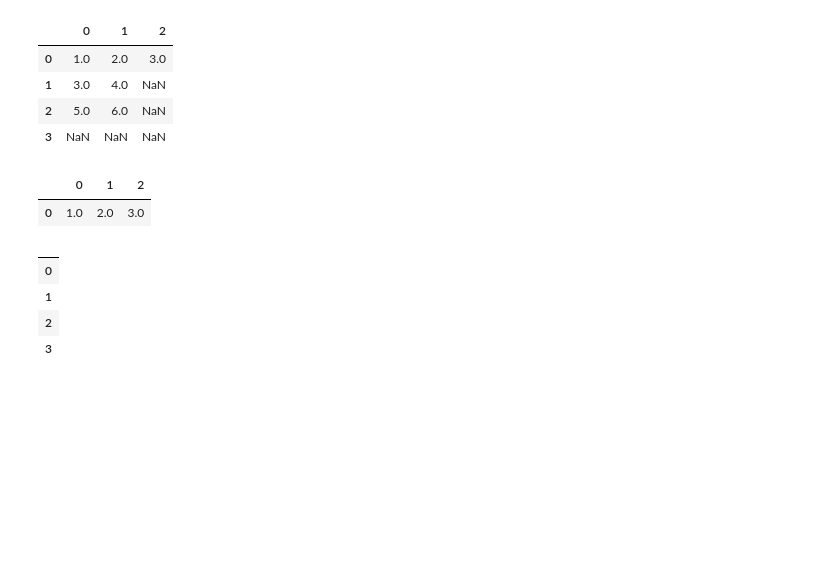
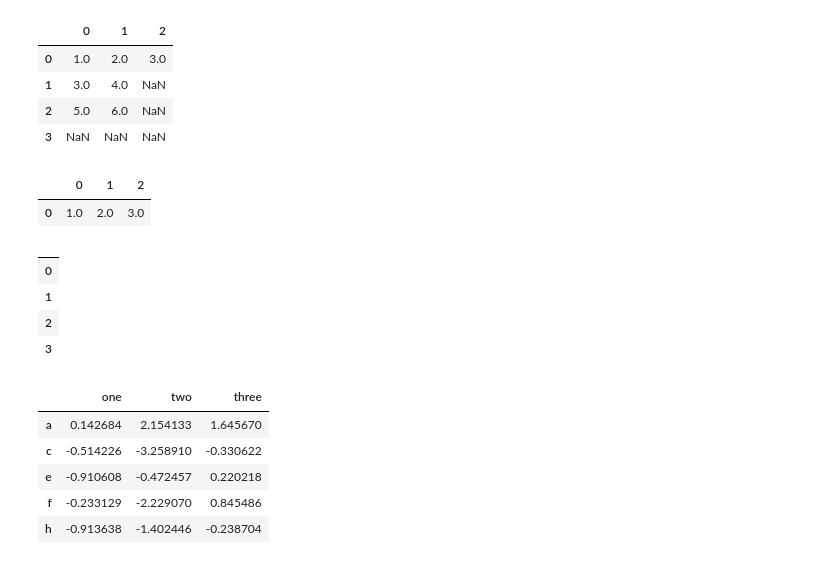
Before and after one commit to durgeshkhatai06/Modern-Route-Full-Stack-GenerativeAI-And-Agentic-AI-Bootcamp, a Jupyter notebook: Python Crash Course/Pandas tutorial.ipynb, the cells around one changed output. Drawn from its saved outputs; the diff is of its cells as text; code cells hidden in the pictures; blank space fills up the shorter version.

```diff
--- a/Python Crash Course/Pandas tutorial.ipynb
+++ b/Python Crash Course/Pandas tutorial.ipynb
@@ -191,3 +191,15 @@ df.dropna(axis=1)
 | 1 |
 | 2 |
 | 3 |
+# %%
+df = pd.DataFrame(np.random.randn(5, 3), index=['a', 'c', 'e', 'f', 'h'],
+                     columns=['one', 'two', 'three'])
+# %%
+df.head()
+# %% [output]
+|  | one | two | three |
+| a | 0.142684 | 2.154133 | 1.645670 |
+| c | -0.514226 | -3.258910 | -0.330622 |
+| e | -0.910608 | -0.472457 | 0.220218 |
+| f | -0.233129 | -2.229070 | 0.845486 |
+| h | -0.913638 | -1.402446 | -0.238704 |
```
